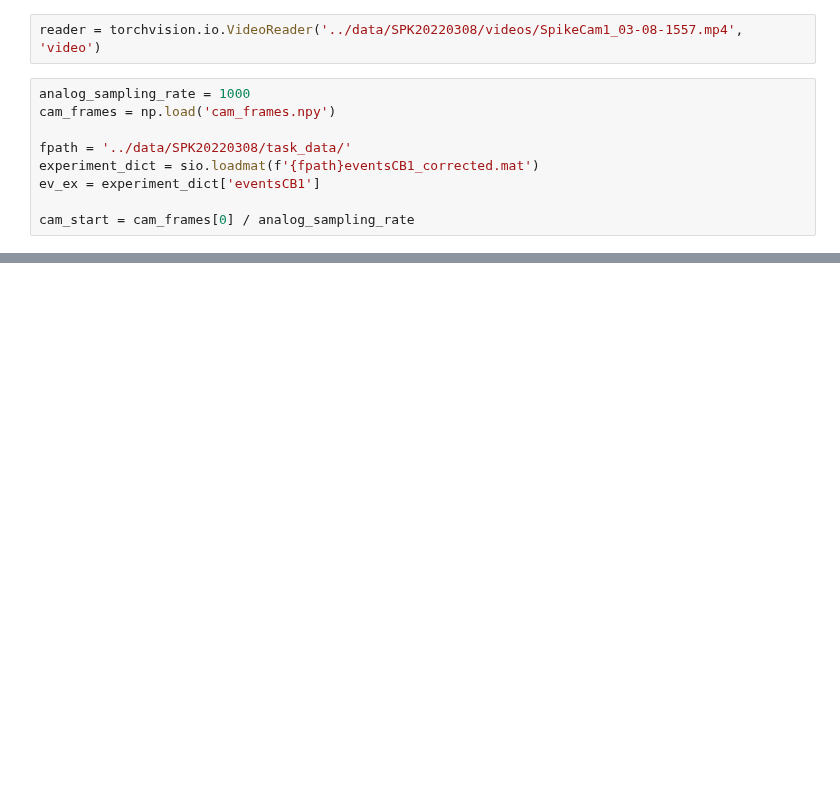
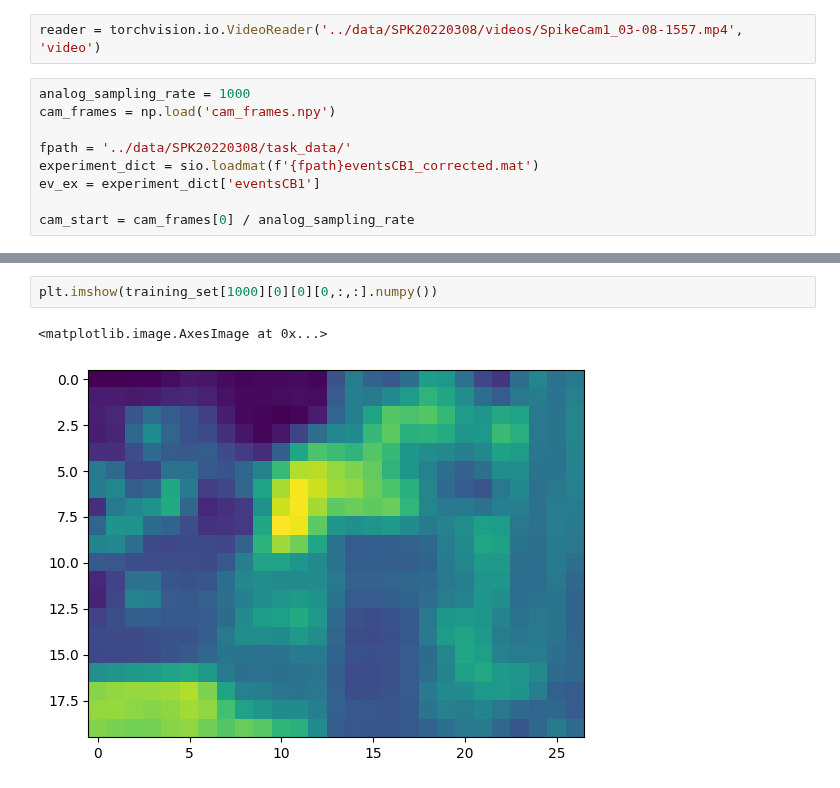
Before and after one commit to ntolley/SEE_decoding, a Jupyter notebook: notebooks/single_unit_decode_video.ipynb, the cells around one changed output, grey strips where cells are left out. Drawn from its saved outputs; the diff is of its cells as text; blank space fills up the shorter version.

```diff
--- a/notebooks/single_unit_decode_video.ipynb
+++ b/notebooks/single_unit_decode_video.ipynb
@@ -139,0 +195,5 @@ class SEE_Video_Dataset(torch.utils.data.Dataset):
+# %%
+plt.imshow(training_set[1000][0][0][0,:,:].numpy())
+# %% [output]
+<matplotlib.image.AxesImage at 0x...>
+[figure, added]
```
Also changed, not shown: parts of 10 cells of this notebook, 4 other files.
